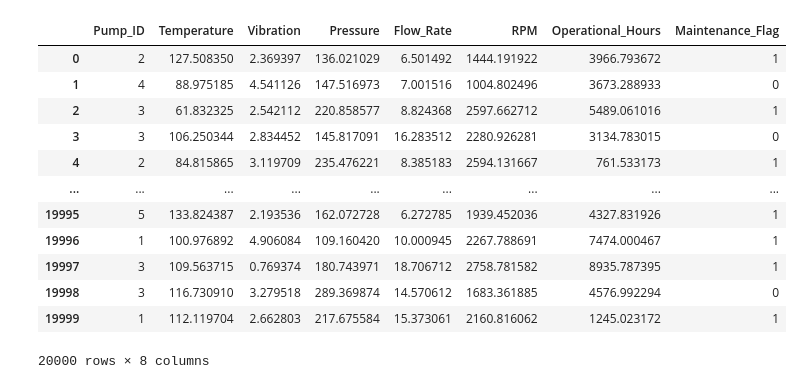
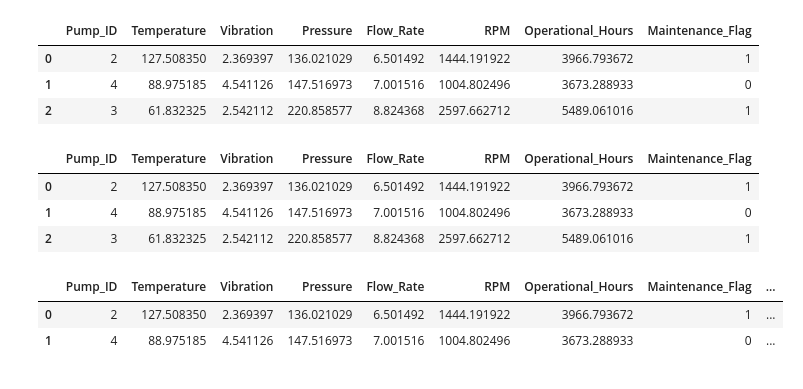
Before and after one commit to heyaankit/pdm-industrial-app, a Jupyter notebook: notebooks/2_pump_preprocessing.ipynb, the cells around one changed output. Saved outputs shown, nothing was run; the diff lists cells and outputs as text; code cells hidden in the pictures.

```diff
--- a/notebooks/2_pump_preprocessing.ipynb
+++ b/notebooks/2_pump_preprocessing.ipynb
@@ -9,21 +17,12 @@ import pandas as pd
 
 df = pd.read_csv('drive/MyDrive/Datasets/PdM Dataset/Large_Industrial_Pump_Maintenance_Dataset.csv')
 # %%
-df
+df.head(3)
 # %% [output]
 |  | Pump_ID | Temperature | Vibration | Pressure | Flow_Rate | RPM | Operational_Hours | Maintenance_Flag |
 | 0 | 2 | 127.508350 | 2.369397 | 136.021029 | 6.501492 | 1444.191922 | 3966.793672 | 1 |
 | 1 | 4 | 88.975185 | 4.541126 | 147.516973 | 7.001516 | 1004.802496 | 3673.288933 | 0 |
 | 2 | 3 | 61.832325 | 2.542112 | 220.858577 | 8.824368 | 2597.662712 | 5489.061016 | 1 |
-| 3 | 3 | 106.250344 | 2.834452 | 145.817091 | 16.283512 | 2280.926281 | 3134.783015 | 0 |
-| 4 | 2 | 84.815865 | 3.119709 | 235.476221 | 8.385183 | 2594.131667 | 761.533173 | 1 |
-| ... | ... | ... | ... | ... | ... | ... | ... | ... |
-| 19995 | 5 | 133.824387 | 2.193536 | 162.072728 | 6.272785 | 1939.452036 | 4327.831926 | 1 |
-| 19996 | 1 | 100.976892 | 4.906084 | 109.160420 | 10.000945 | 2267.788691 | 7474.000467 | 1 |
-| 19997 | 3 | 109.563715 | 0.769374 | 180.743971 | 18.706712 | 2758.781582 | 8935.787395 | 1 |
-| 19998 | 3 | 116.730910 | 3.279518 | 289.369874 | 14.570612 | 1683.361885 | 4576.992294 | 0 |
-| 19999 | 1 | 112.119704 | 2.662803 | 217.675584 | 15.373061 | 2160.816062 | 1245.023172 | 1 |
-20000 rows × 8 columns
 # %%
 # Creating classes to predict instead of just predicting maintenance required or not
 
@@ -36,0 +38,7 @@ class_names = [
+# %%
+df.head(3)
+# %% [output]
+|  | Pump_ID | Temperature | Vibration | Pressure | Flow_Rate | RPM | Operational_Hours | Maintenance_Flag |
+| 0 | 2 | 127.508350 | 2.369397 | 136.021029 | 6.501492 | 1444.191922 | 3966.793672 | 1 |
+| 1 | 4 | 88.975185 | 4.541126 | 147.516973 | 7.001516 | 1004.802496 | 3673.288933 | 0 |
+| 2 | 3 | 61.832325 | 2.542112 | 220.858577 | 8.824368 | 2597.662712 | 5489.061016 | 1 |
@@ -36,0 +126,6 @@ class_names = [
+# %%
+df.head(2)
+# %% [output]
+|  | Pump_ID | Temperature | Vibration | Pressure | Flow_Rate | RPM | Operational_Hours | Maintenance_Flag | ... |
+| 0 | 2 | 127.508350 | 2.369397 | 136.021029 | 6.501492 | 1444.191922 | 3966.793672 | 1 | ... |
+| 1 | 4 | 88.975185 | 4.541126 | 147.516973 | 7.001516 | 1004.802496 | 3673.288933 | 0 | ... |
```
Also changed, not shown: parts of 18 cells of this notebook.
